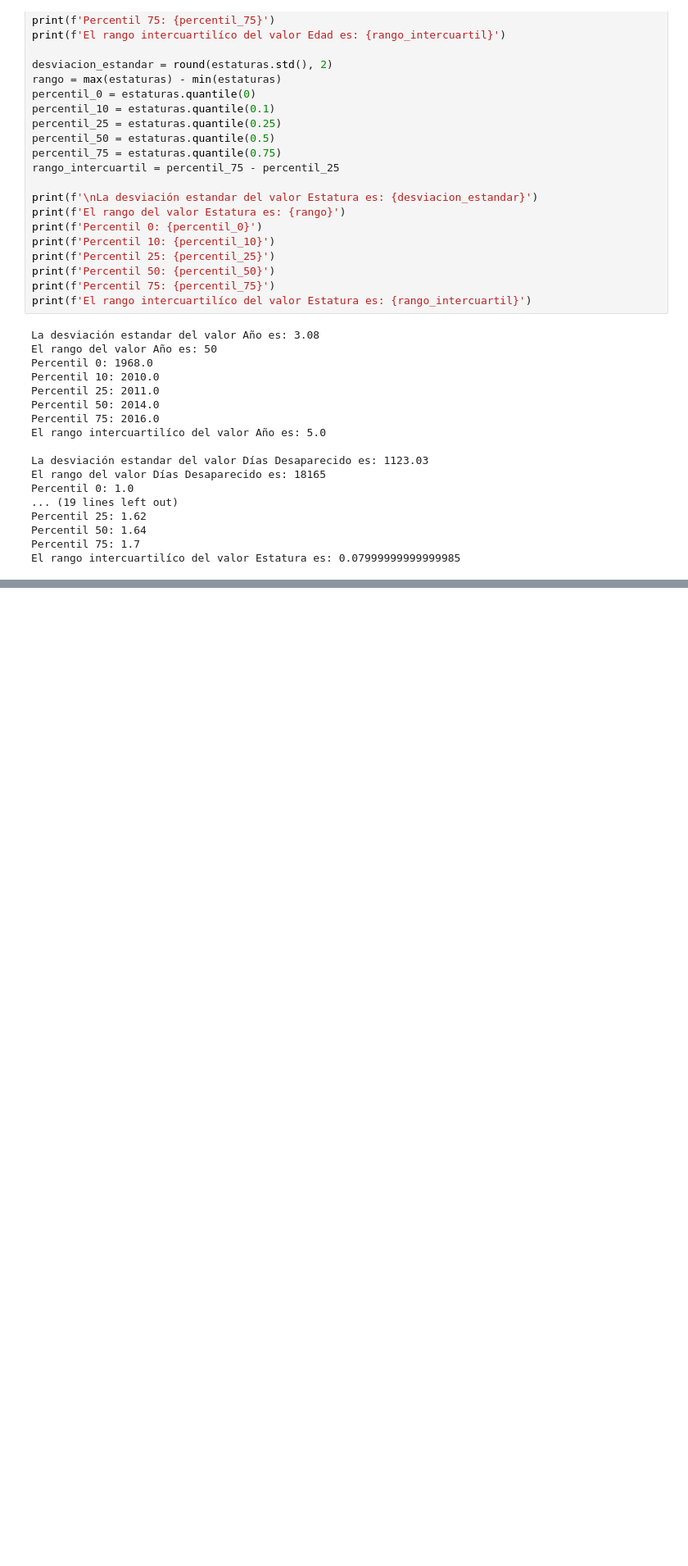
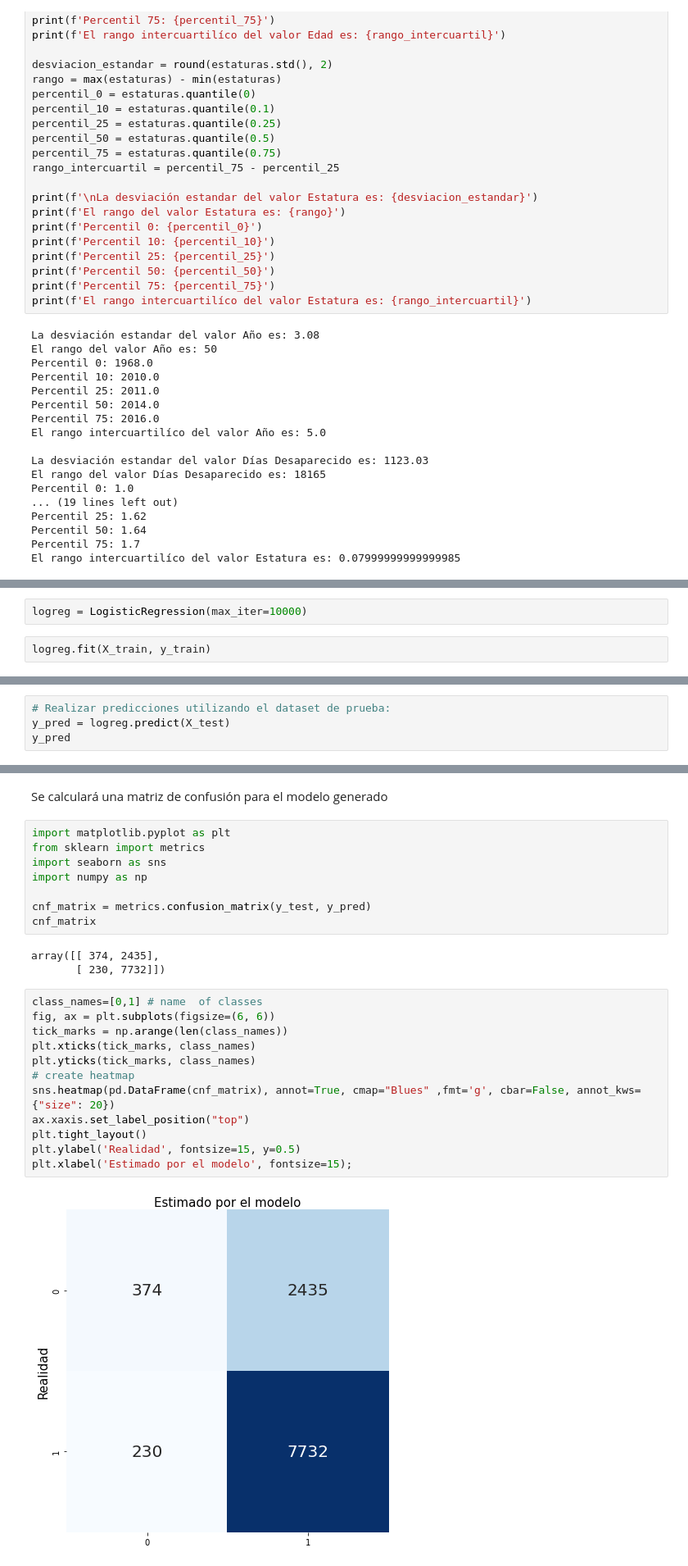
Before and after one commit to MinervaNunez/Proyecto-_Fase3_Python, a Jupyter notebook: Proyecto_Equipo_7_Postworks_1_y_8.ipynb, the cells around one changed output, grey strips where cells are left out. Shown: that part at 82% size. Saved outputs shown, nothing was run; the diff lists cells and outputs as text; blank space fills up the shorter version.

```diff
--- a/Proyecto_Equipo_7_Postworks_1_y_8.ipynb
+++ b/Proyecto_Equipo_7_Postworks_1_y_8.ipynb
@@ -212,0 +308,4 @@ El rango intercuartilíco del valor Estatura es: 0.07999999999999985
+# %%
+logreg = LogisticRegression(max_iter=10000)
+# %%
+logreg.fit(X_train, y_train)
@@ -212,0 +322,4 @@ El rango intercuartilíco del valor Estatura es: 0.07999999999999985
+# %%
+# Realizar predicciones utilizando el dataset de prueba:
+y_pred = logreg.predict(X_test)
+y_pred
@@ -212,0 +334,27 @@ El rango intercuartilíco del valor Estatura es: 0.07999999999999985
+# %% [markdown]
+Se calculará una matriz de confusión para el modelo generado
+# %%
+import matplotlib.pyplot as plt
+from sklearn import metrics
+import seaborn as sns
+import numpy as np
+
+cnf_matrix = metrics.confusion_matrix(y_test, y_pred)
+cnf_matrix
+# %% [output]
+array([[ 374, 2435],
+       [ 230, 7732]])
+# %%
+class_names=[0,1] # name  of classes
+fig, ax = plt.subplots(figsize=(6, 6))
+tick_marks = np.arange(len(class_names))
+plt.xticks(tick_marks, class_names)
+plt.yticks(tick_marks, class_names)
+# create heatmap
+sns.heatmap(pd.DataFrame(cnf_matrix), annot=True, cmap="Blues" ,fmt='g', cbar=False, annot_kws={"size": 20})
+ax.xaxis.set_label_position("top")
+plt.tight_layout()
+plt.ylabel('Realidad', fontsize=15, y=0.5)
+plt.xlabel('Estimado por el modelo', fontsize=15);
+# %% [output]
+[figure, added]
```
Also changed, not shown: parts of 18 cells of this notebook.
